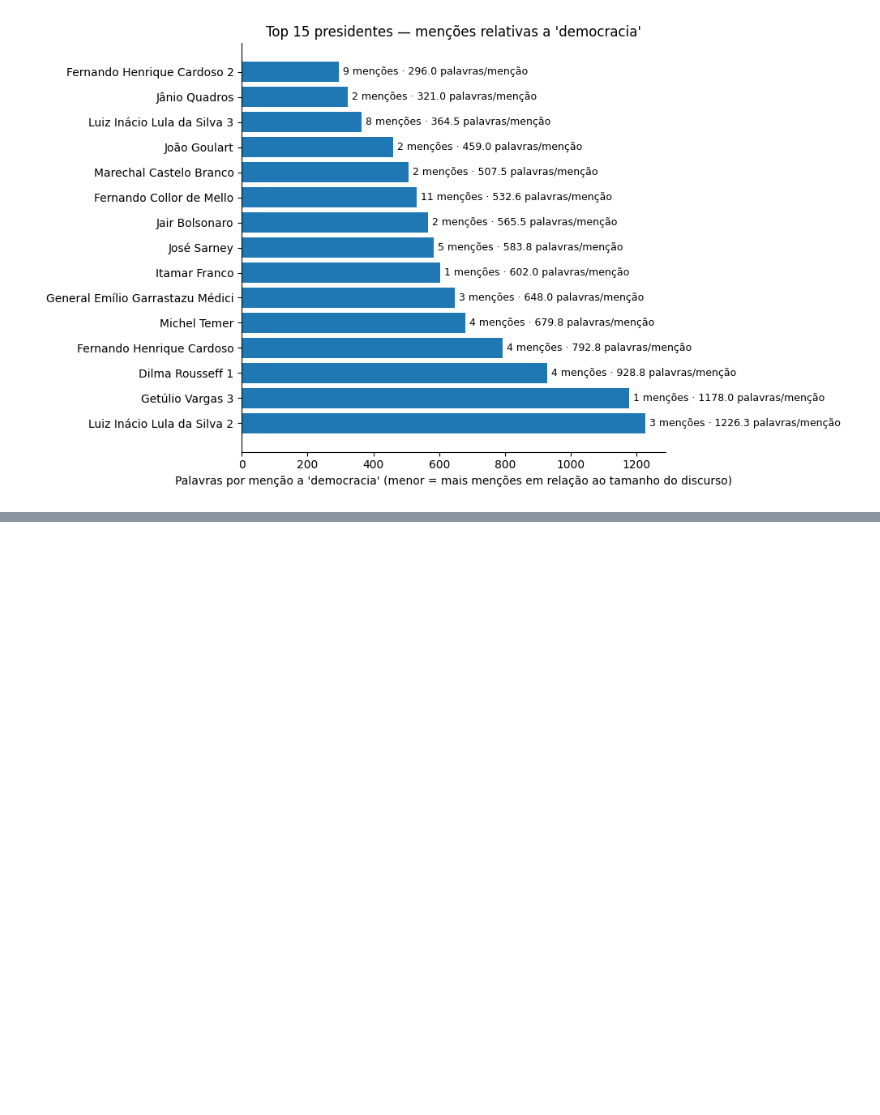
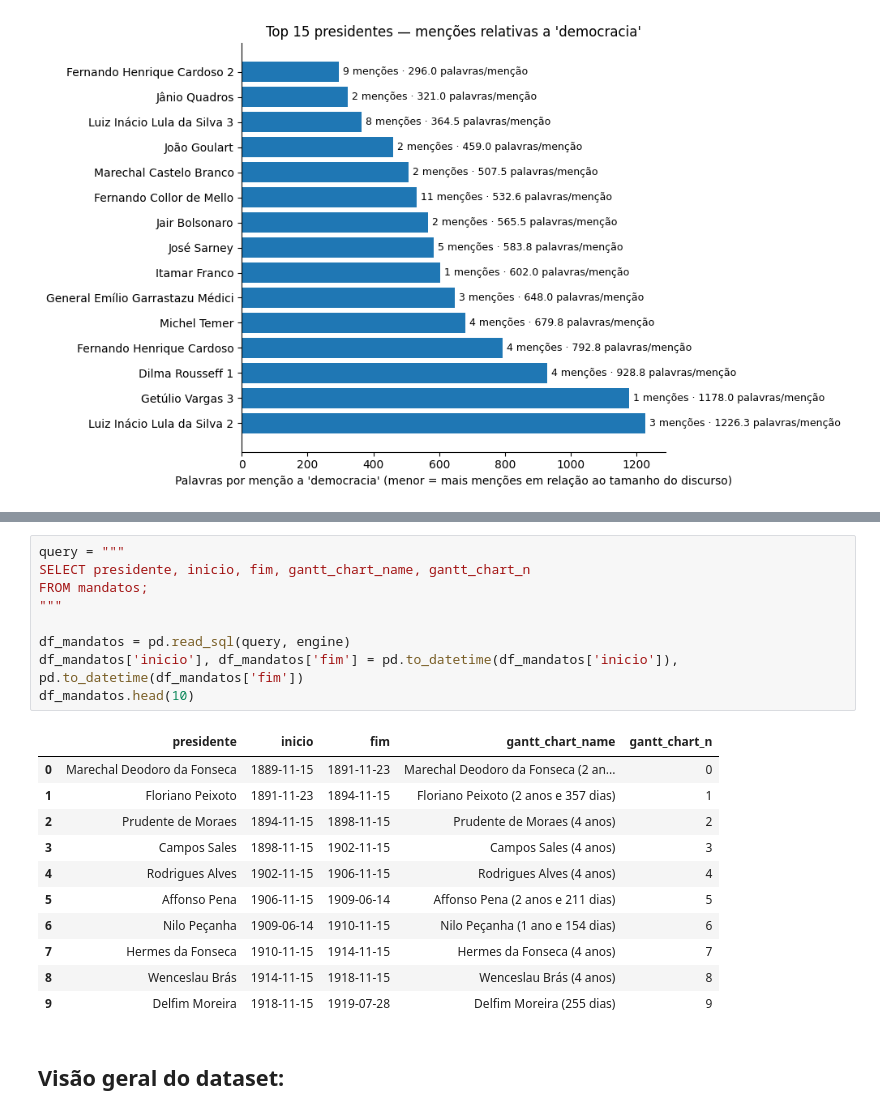
Before and after one commit to PhysicTeacherCode/Brazil-President-s-Speeches-Analysis, a Jupyter notebook: notebooks/01-exploratory.ipynb, the cells around one changed output, grey strips where cells are left out. Drawn from its saved outputs; the diff is of its cells as text; blank space fills up the shorter version.

```diff
--- a/notebooks/01-exploratory.ipynb
+++ b/notebooks/01-exploratory.ipynb
@@ -389,0 +394,23 @@ plot_relativo(df_democracia[:15], "democracia")
+# %%
+query = """
+SELECT presidente, inicio, fim, gantt_chart_name, gantt_chart_n
+FROM mandatos;
+"""
+
+df_mandatos = pd.read_sql(query, engine)
+df_mandatos['inicio'], df_mandatos['fim'] = pd.to_datetime(df_mandatos['inicio']), pd.to_datetime(df_mandatos['fim'])
+df_mandatos.head(10)
+# %% [output]
+|  | presidente | inicio | fim | gantt_chart_name | gantt_chart_n |
+| 0 | Marechal Deodoro da Fonseca | 1889-11-15 | 1891-11-23 | Marechal Deodoro da Fonseca (2 an... | 0 |
+| 1 | Floriano Peixoto | 1891-11-23 | 1894-11-15 | Floriano Peixoto (2 anos e 357 dias) | 1 |
+| 2 | Prudente de Moraes | 1894-11-15 | 1898-11-15 | Prudente de Moraes (4 anos) | 2 |
+| 3 | Campos Sales | 1898-11-15 | 1902-11-15 | Campos Sales (4 anos) | 3 |
+| 4 | Rodrigues Alves | 1902-11-15 | 1906-11-15 | Rodrigues Alves (4 anos) | 4 |
+| 5 | Affonso Pena | 1906-11-15 | 1909-06-14 | Affonso Pena (2 anos e 211 dias) | 5 |
+| 6 | Nilo Peçanha | 1909-06-14 | 1910-11-15 | Nilo Peçanha (1 ano e 154 dias) | 6 |
+| 7 | Hermes da Fonseca | 1910-11-15 | 1914-11-15 | Hermes da Fonseca (4 anos) | 7 |
+| 8 | Wenceslau Brás | 1914-11-15 | 1918-11-15 | Wenceslau Brás (4 anos) | 8 |
+| 9 | Delfim Moreira | 1918-11-15 | 1919-07-28 | Delfim Moreira (255 dias) | 9 |
+# %% [markdown]
+## Visão geral do dataset:
```
Also changed, not shown: parts of 7 cells of this notebook, 1 other file.
